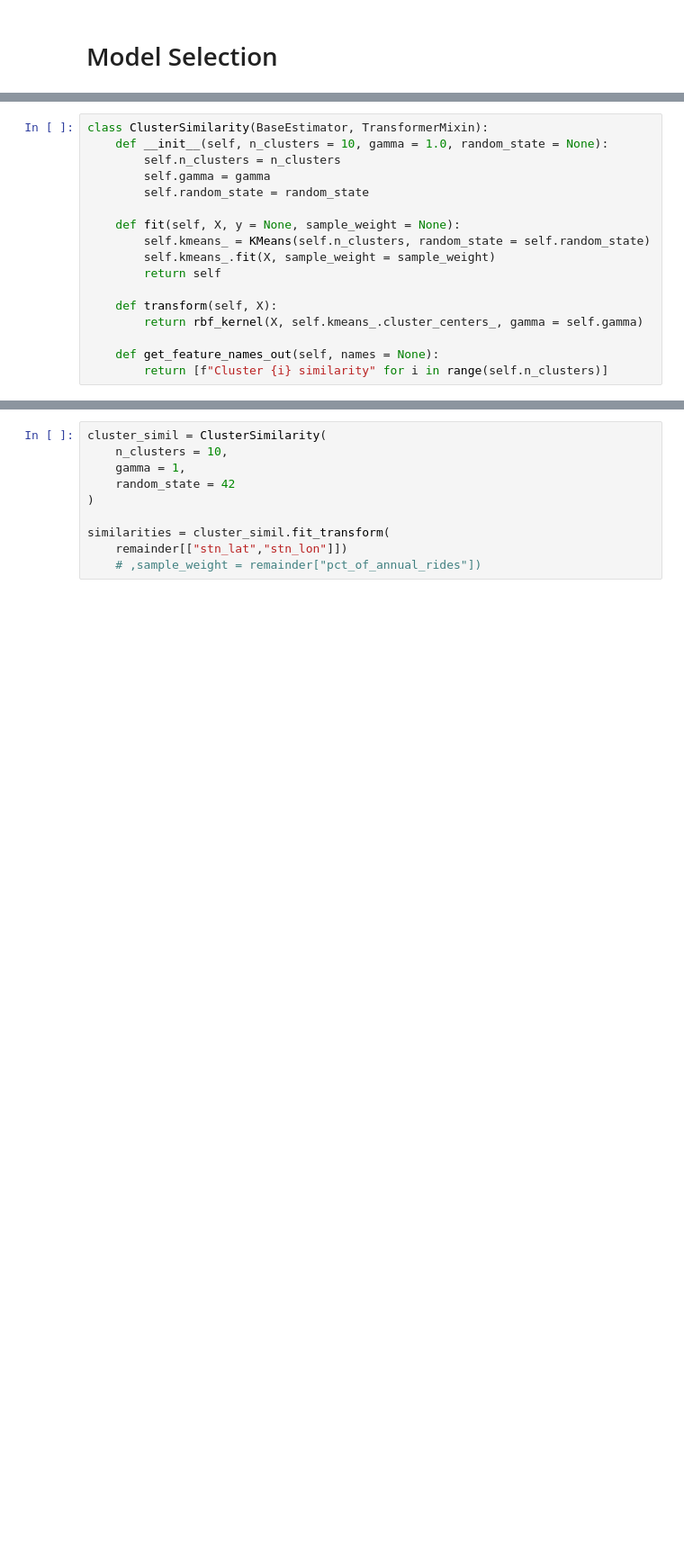
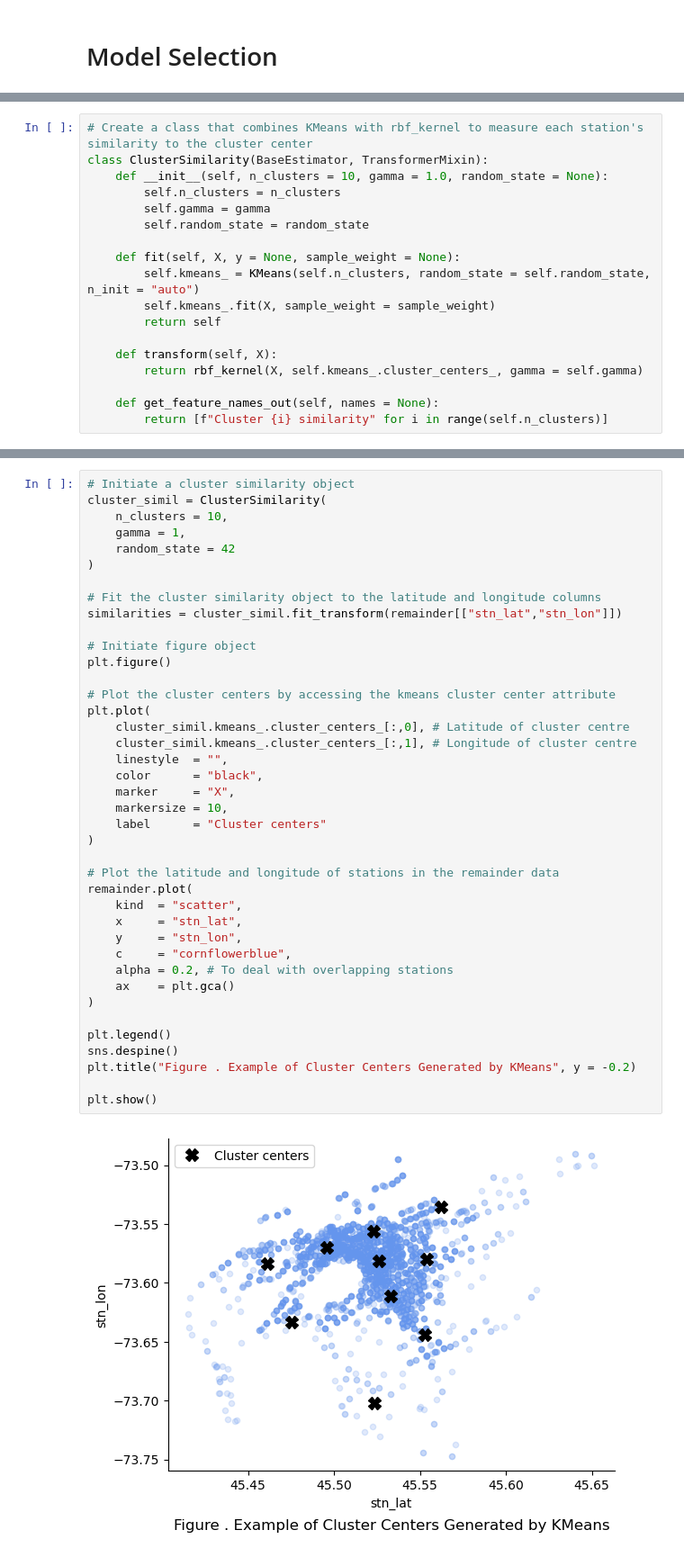
Before and after one commit to andrewyewcy/velocipede, a Jupyter notebook: 21_notebooks/030_modelling_with_location.ipynb, the cells around one changed output, grey strips where cells are left out. Shown: that part at 90% size. Cells and saved outputs as stored; diff of their text form; blank space fills up the shorter version.

```diff
--- a/21_notebooks/030_modelling_with_location.ipynb
+++ b/21_notebooks/030_modelling_with_location.ipynb
@@ -531,4 +542,5 @@ from sklearn.metrics.pairwise import rbf_kernel
 # %%
+# Create a class that combines KMeans with rbf_kernel to measure each station's similarity to the cluster center
 class ClusterSimilarity(BaseEstimator, TransformerMixin):
     def __init__(self, n_clusters = 10, gamma = 1.0, random_state = None):
         self.n_clusters = n_clusters
@@ -536,7 +548,7 @@ class ClusterSimilarity(BaseEstimator, TransformerMixin):
         self.random_state = random_state
 
     def fit(self, X, y = None, sample_weight = None):
-        self.kmeans_ = KMeans(self.n_clusters, random_state = self.random_state)
+        self.kmeans_ = KMeans(self.n_clusters, random_state = self.random_state, n_init = "auto")
         self.kmeans_.fit(X, sample_weight = sample_weight)
         return self
 
@@ -548,10 +562,42 @@ class ClusterSimilarity(BaseEstimator, TransformerMixin):
 # %%
+# Initiate a cluster similarity object
 cluster_simil = ClusterSimilarity(
     n_clusters = 10,
     gamma = 1,
     random_state = 42
 )
 
-similarities = cluster_simil.fit_transform(
-    remainder[["stn_lat","stn_lon"]])
-    # ,sample_weight = remainder["pct_of_annual_rides"])
+# Fit the cluster similarity object to the latitude and longitude columns
+similarities = cluster_simil.fit_transform(remainder[["stn_lat","stn_lon"]])
+
+# Initiate figure object
+plt.figure()
+
+# Plot the cluster centers by accessing the kmeans cluster center attribute
+plt.plot(
+    cluster_simil.kmeans_.cluster_centers_[:,0], # Latitude of cluster centre
+    cluster_simil.kmeans_.cluster_centers_[:,1], # Longitude of cluster centre
+    linestyle  = "",
+    color      = "black",
+    marker     = "X",
+    markersize = 10,
+    label      = "Cluster centers"
+)
+
+# Plot the latitude and longitude of stations in the remainder data
+remainder.plot(
+    kind  = "scatter",
+    x     = "stn_lat",
+    y     = "stn_lon",
+    c     = "cornflowerblue",
+    alpha = 0.2, # To deal with overlapping stations
+    ax    = plt.gca()
+)
+
+plt.legend()
+sns.despine()
+plt.title("Figure . Example of Cluster Centers Generated by KMeans", y = -0.2)
+
+plt.show()
+# %% [output]
+[figure, added]
```
Also changed, not shown: parts of 68 cells of this notebook.
